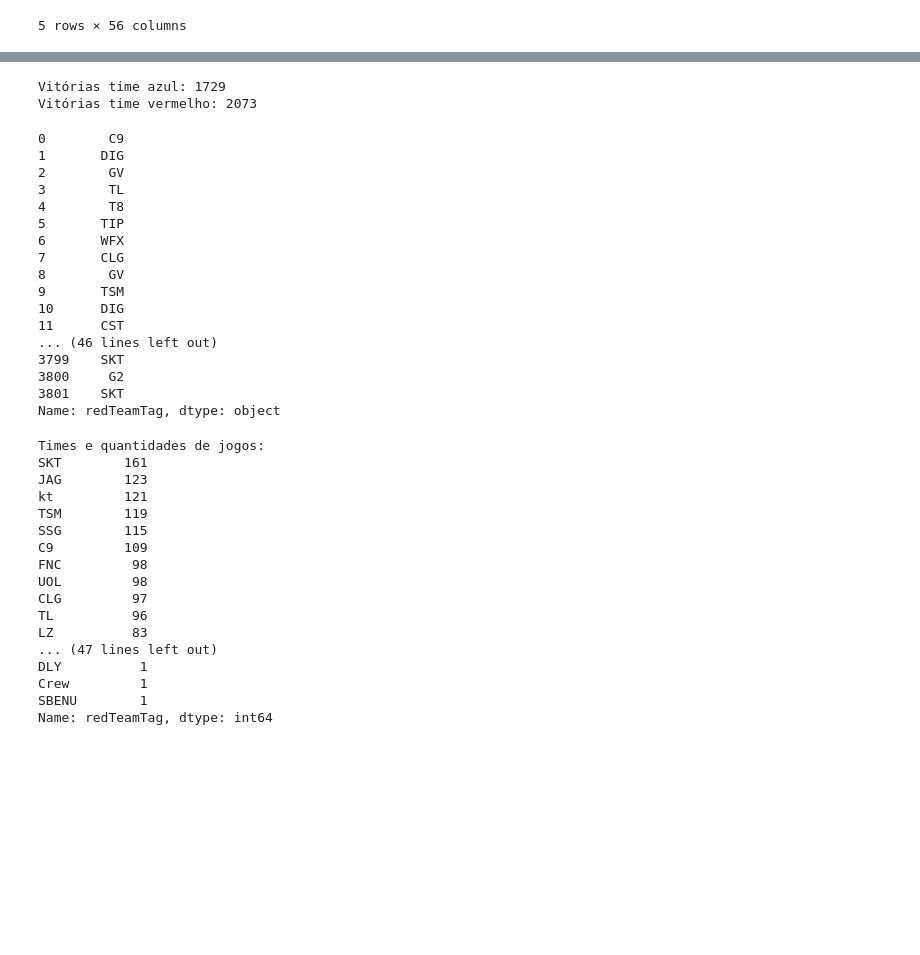
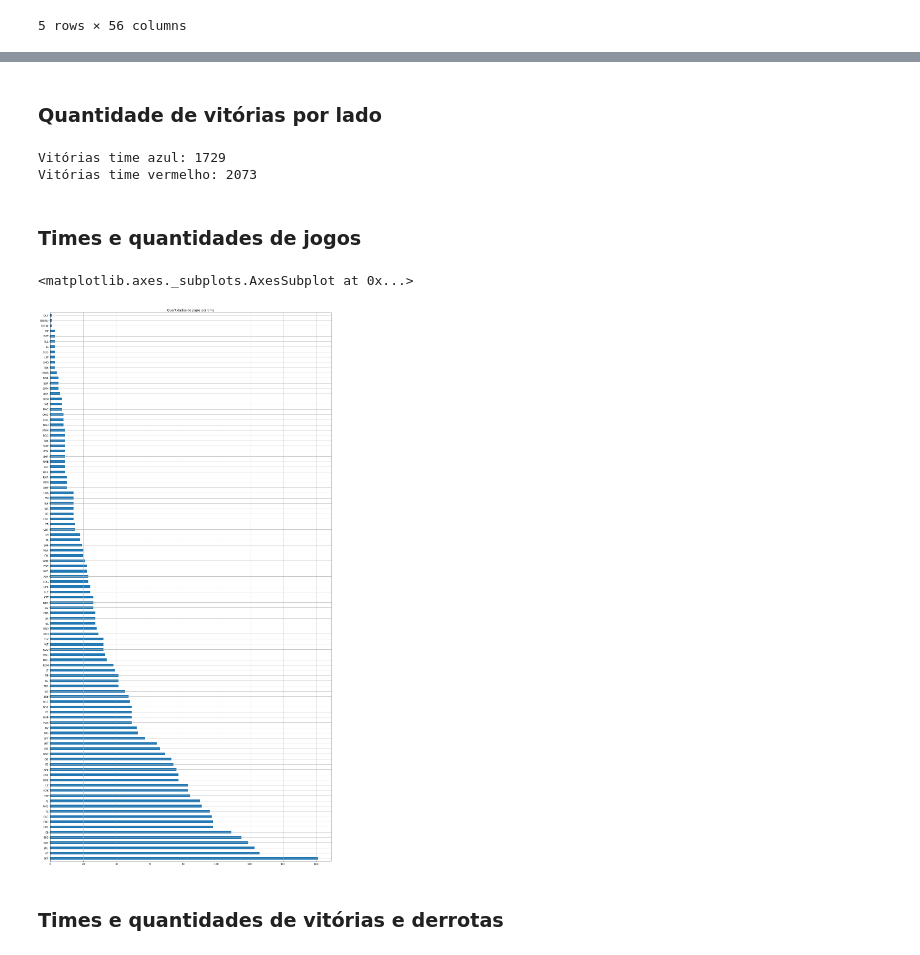
Before and after one commit to LiuSeeker/CieDados, a Jupyter notebook: Projeto 3/Untitled.ipynb, the cells around one changed output, grey strips where cells are left out. Cells and saved outputs as stored; diff of their text form; code cells hidden in the pictures; blank space fills up the shorter version.

```diff
--- a/Projeto 3/Untitled.ipynb
+++ b/Projeto 3/Untitled.ipynb
@@ -22,3 +22,17 @@ df.head()
 | 3 | http://matchhistory.na.leagueofle... | North_America | Spring_Season | 2015 | TIP | 0 | 1 | TL | 41 | ... |
 | 4 | http://matchhistory.na.leagueofle... | North_America | Spring_Season | 2015 | CLG | 1 | 0 | T8 | 35 | ... |
 5 rows × 56 columns
+# %%
+#Considerar os playoffs como parte da season
+df["Season"] = df["Season"].replace("Spring_Playoffs", "Spring_Season")
+df["Season"] = df["Season"].replace("Summer_Playoffs", "Summer_Season")
+df["Season"] = df["Season"].replace("Winter_Playoffs", "Winter_Season")
+#Trabalhar apenas com a coluna "redTeamTag"
+df["redTeamTag"] = df["redTeamTag"].astype("category")
+df["redTeamTag"] = df["redTeamTag"].str.upper()
+#Times que trocaram de nome
+df["redTeamTag"] = df["redTeamTag"].replace("LONGZHU", "LW")
+df["redTeamTag"] = df["redTeamTag"].replace("YOEFW", "FW")
+df["redTeamTag"] = df["redTeamTag"].replace("VFK", "KST")
+df["redTeamTag"] = df["redTeamTag"].replace("HKES", "HKE")
+df["redTeamTag"] = df["redTeamTag"].replace("CJE", "CJ")
@@ -25,3 +41,5 @@ df.head()
+# %% [markdown]
+### Quantidade de vitórias por lado
 # %%
 bwin = df["bResult"].value_counts()[0]
 rwin = df["bResult"].value_counts()[1]
@@ -30,47 +48,15 @@ print("Vitórias time vermelho: {}" .format(rwin))
 # %% [output]
 Vitórias time azul: 1729
 Vitórias time vermelho: 2073
-# %%
-df["redTeamTag"].str.upper()
-# %% [output]
-0        C9
-1       DIG
-2        GV
-3        TL
-4        T8
-5       TIP
-6       WFX
-7       CLG
-8        GV
-9       TSM
-10      DIG
-11      CST
-... (46 lines left out)
-3799    SKT
-3800     G2
-3801    SKT
-Name: redTeamTag, dtype: object
-# %%
-print("Times e quantidades de jogos:")
-print(df["redTeamTag"].value_counts())
-# %% [output]
-Times e quantidades de jogos:
-SKT        161
-JAG        123
-kt         121
-TSM        119
-SSG        115
-C9         109
-FNC         98
-UOL         98
-CLG         97
-TL          96
-LZ          83
-... (47 lines left out)
-DLY          1
-Crew         1
-SBENU        1
-Name: redTeamTag, dtype: int64
+# %% [markdown]
+### Times e quantidades de jogos
+# %%
+pd.value_counts(df["redTeamTag"].values, sort=True).plot.barh(figsize=(20,40), grid=True, title="Quantidades de jogos por time")
+# %% [output]
+<matplotlib.axes._subplots.AxesSubplot at 0x...>
+[figure, added]
+# %% [markdown]
+### Times e quantidades de vitórias e derrotas
 # %%
 dic = {}
 b = sorted(df["redTeamTag"].unique())
```
Also changed, not shown: parts of 13 cells of this notebook.
